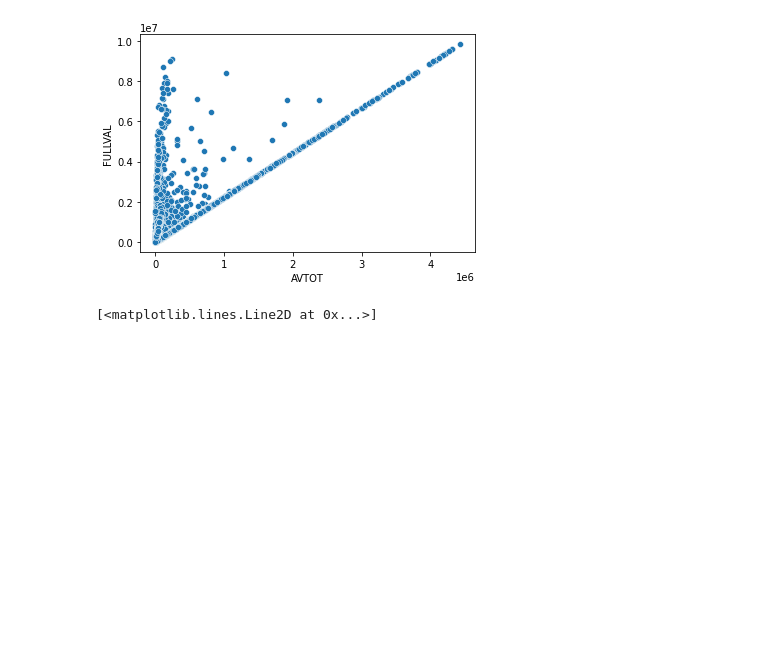
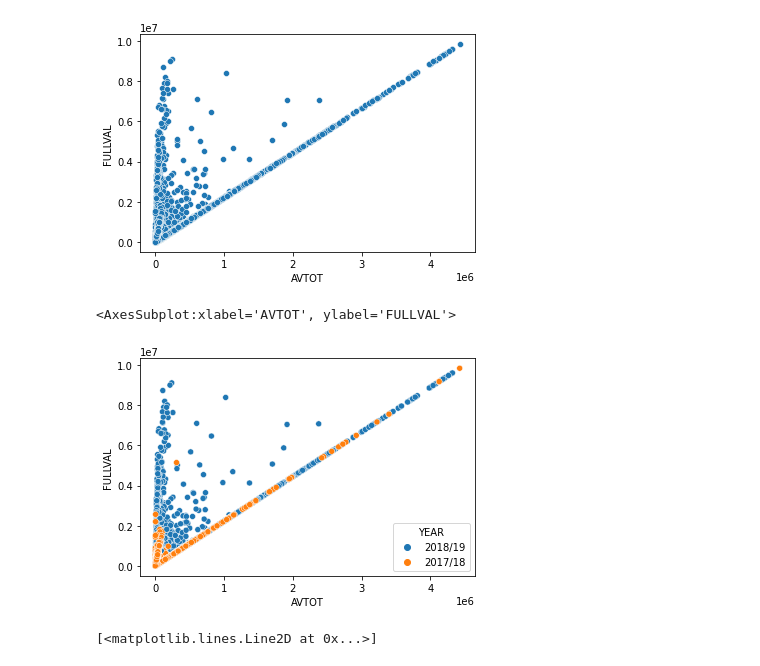
Before and after one commit to knmlprz/BHL2022, a Jupyter notebook: EDA_Kolumn.ipynb, the cells around one changed output. Drawn from its saved outputs; the diff is of its cells as text; code cells hidden in the pictures; blank space fills up the shorter version.

```diff
--- a/EDA_Kolumn.ipynb
+++ b/EDA_Kolumn.ipynb
@@ -210,6 +210,11 @@ sns.scatterplot(data=df[df.FULLVAL < 1e7], x="AVTOT", y="FULLVAL")
 # %% [output]
 <AxesSubplot:xlabel='AVTOT', ylabel='FULLVAL'>
 [figure]
+# %%
+sns.scatterplot(data=df[df.FULLVAL < 1e7], x="AVTOT", y="FULLVAL", hue="YEAR")
+# %% [output]
+<AxesSubplot:xlabel='AVTOT', ylabel='FULLVAL'>
+[figure, added]
 # %%
 plt.plot(df.FULLVAL, df.AVTOT, 'p')
 # %% [output]
```
Also changed, not shown: 8 other files.
